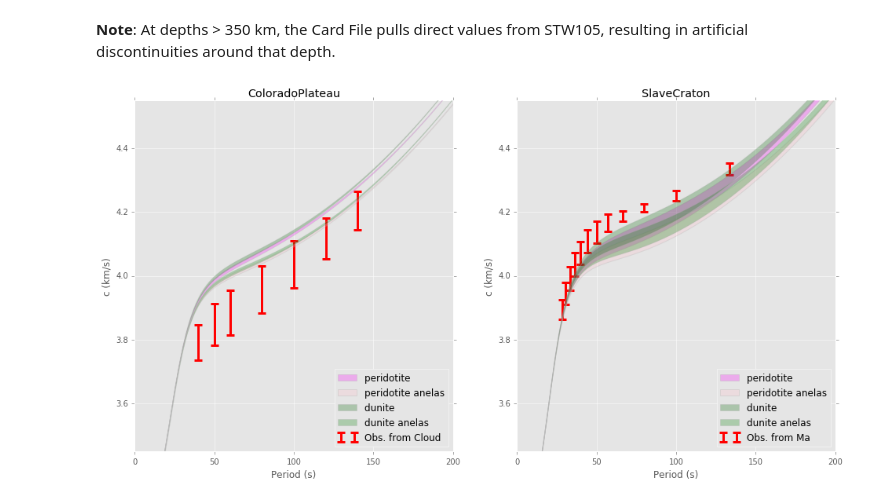
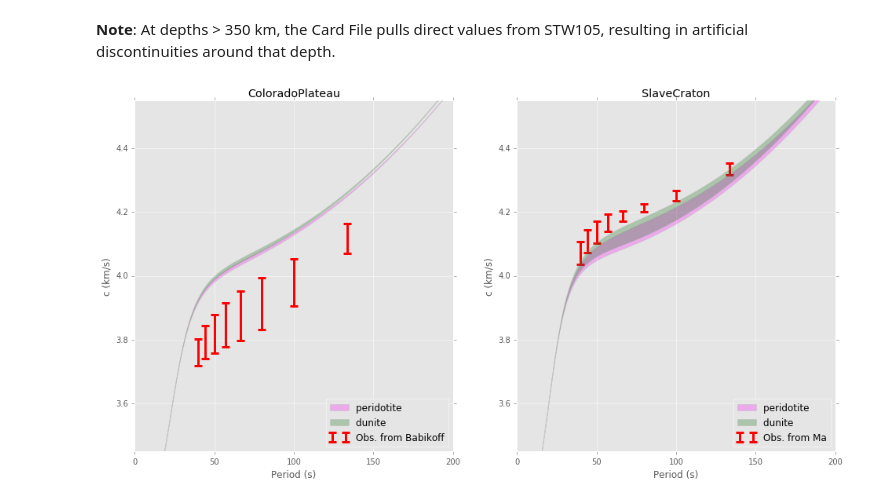
Before and after one commit to nmancinelli/ss-precursors, a Jupyter notebook: Forward_Modeling_Workflow.ipynb, the cells around one changed output. Cells and saved outputs as stored; diff of their text form; code cells hidden in the pictures.

```diff
--- a/Forward_Modeling_Workflow.ipynb
+++ b/Forward_Modeling_Workflow.ipynb
@@ -16,7 +16,7 @@ from matplotlib import pylab as plt
 plt.style.use('ggplot')
 
 rocktype = 'dunite'
-location = 'SlaveCraton'
+location = 'ColoradoPlateau'
 
 import pickle
 fin = open('perplex/%s_stx11/funs.pickle' % rocktype,'rb')
@@ -65,11 +65,13 @@ if "Colorado" in location:
     from shen.shen import CrustalModel
     c  = CrustalModel('coloplat')
     zmoho = c.zmoho
+    atten_file = 'seismic_JF10_gs10mm_Temp_AD0p40_TP1350_ZG155'
 
 else:
     from crust1.crust1 import Crust1
     c = Crust1().load('crust1/crustal_model_SlaveCraton.pickle').print()
     zmoho = abs(c.model.Bottom[7])
+    atten_file = 'seismic_JF10_gs10mm_Temp_AD0p40_TP1350_ZG205'
 
 def extract_profile(fun, gt):
     from scipy.interpolate import interp1d
@@ -88,7 +90,7 @@ def extract_profile(fun, gt):
 from minos.minos import CardFile
 from attenuation.attenuation import AttenuationProfile
 
-fqmu = AttenuationProfile('seismic_JF10_gs10mm_Temp_AD0p40_TP1350_ZG155').setup_interpolation_functions()
+fqmu = AttenuationProfile(atten_file).setup_interpolation_functions()
 
 ls = ['red','blue']
 
@@ -125,8 +127,10 @@ for kk,tag in enumerate(gts):
 
 _ = plt.ylim(500,-10)
 _ = plt.xlim(2000, 10000)
-_ = plt.title("Card File for MINEOS")
+_ = plt.title("Card File for MINEOS at %s" % location)
 _ = plt.ylabel('Depth (km)')
-_ = plt.xlabel('Density, Vs, Vp')
-_ = plt.legend(ncol=2,fontsize=8,title='Min (red) -- Max (blue)')
+_ = plt.xlabel('Density, $V_s$, $V_p$')
+_ = plt.legend(ncol=2,fontsize=8,title='Warm (red) -- Cool (blue)', loc='best', handlelength=3)
+
+plt.savefig('img/%s_%s_cardfile.eps' % (location, rocktype) )
 # %% [output]
@@ -167,8 +161,8 @@ fig = plt.figure(1,(16,8))
 
 for iplt, location in enumerate(["ColoradoPlateau","SlaveCraton"]):
     if "Colorado" in location:
-        source = "Cloud"
-        rg=Region(35,40,-112,-108,source)
+        source = "Babikoff"
+        rg=Region(35,39,-111,-109,source)
 
     else:
         source = "Ma"
@@ -176,45 +170,48 @@ for iplt, location in enumerate(["ColoradoPlateau","SlaveCraton"]):
 
     plt.subplot(1,2,iplt+1)
 
-    colors = ['magenta','pink','darkgreen','green']
+    colors = ['magenta','darkgreen']
     kk=0
 
     for rt in ['peridotite','dunite']:
         for ref_period in [-1.0, 1.0]:
             if ref_period > 0:
-                tag2 = 'anelas'
+                tag2 = ''
             else:
-                tag2 = ''
+                tag2 = 'no anelas'
+                continue
 
             filename1='minos.%s.%s.%s.%s.pickle' % ('max',tag2,rt,location)
             filename2='minos.%s.%s.%s.%s.pickle' % ('min',tag2,rt,location)
 
             minos1 = Minos('max').load(filename1)
             minos2 = Minos('min').load(filename2)
 
 
             _ = plt.fill_between(minos1.period, minos1.c, minos2.c, label='%s %s' % (rt,tag2), lw=1,
                                  facecolor=colors[kk], edgecolor='darkgray', zorder=1000, alpha=0.25)
 
             kk += 1
 
 
 
     xs,ys,yerrs = [],[],[]
     for key in rg.mean:
         xs.append(key)
         ys.append(rg.mean[key]/1000.)
         yerrs.append(rg.std[key]/1000. *2.0)
 
     _ = plt.errorbar(xs, ys, yerr=yerrs,
                      elinewidth=3, label='Obs. from %s' % source, color='red', capsize=5, linestyle=' ',capthick=3,
                     zorder = 1)
 
     plt.xlim(0,200)
     plt.ylim(3.45,4.55)
     plt.ylabel('c (km/s)')
     plt.xlabel('Period (s)')
 
     _,_ = plt.legend(loc=4), plt.title(location)
+
+plt.savefig('img/observations.eps')
 # %% [output]
-[figure, old version]
+[figure, new version]
```
Also changed, not shown: parts of 2 cells of this notebook, 9 other files.
